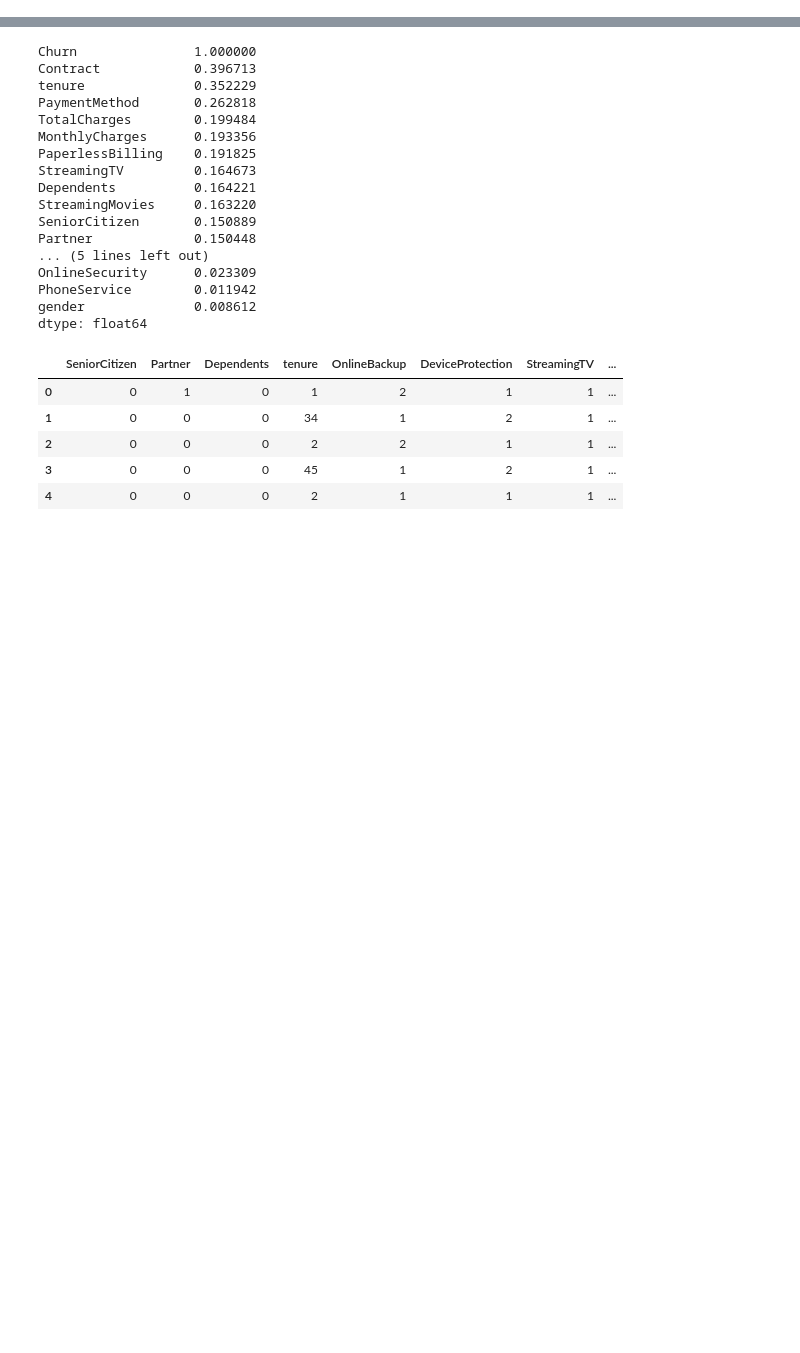
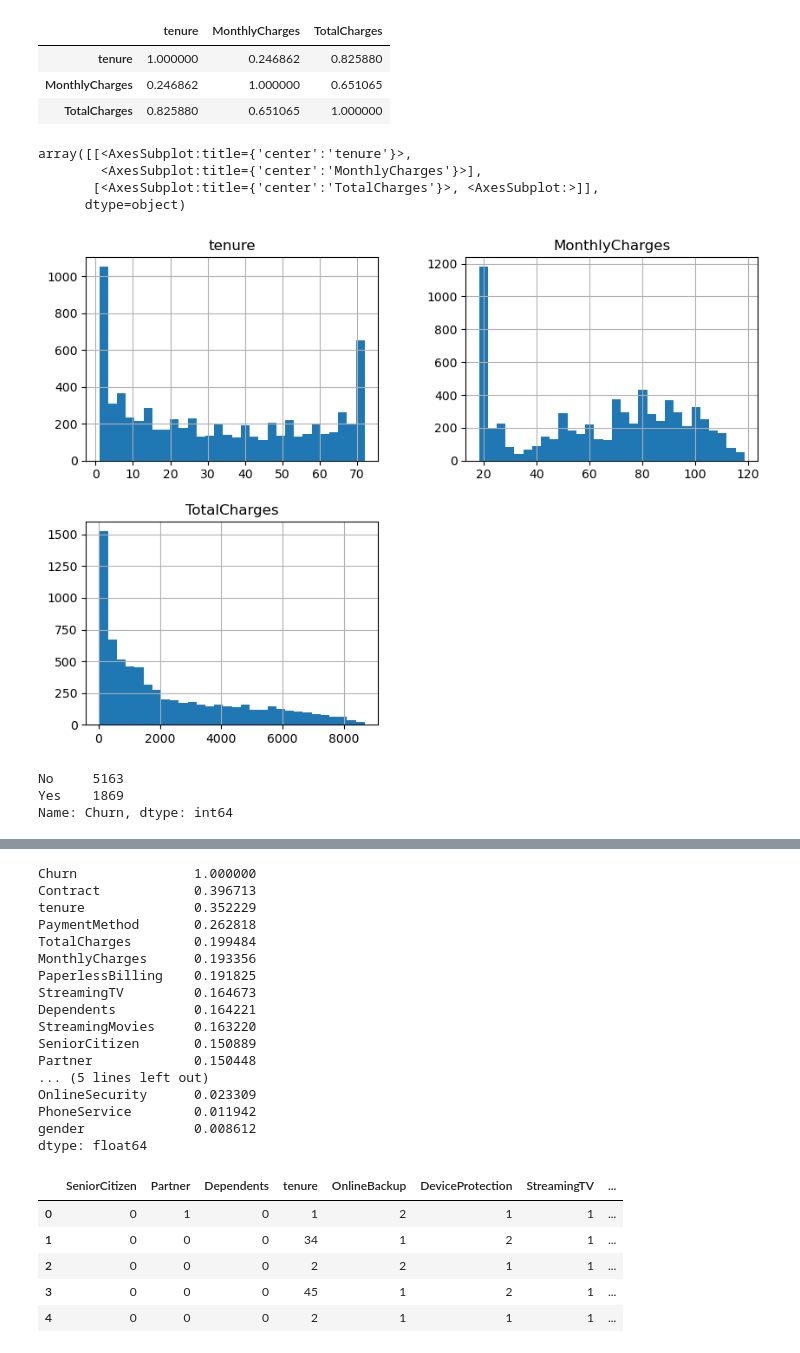
Before and after one commit to Edalet-eng/Customer-Churn, a Jupyter notebook: Taskilled Project🎯.ipynb, the cells around one changed output, grey strips where cells are left out. Drawn from its saved outputs; the diff is of its cells as text; code cells hidden in the pictures; blank space fills up the shorter version.

```diff
--- a/Taskilled Project🎯.ipynb
+++ b/Taskilled Project🎯.ipynb
@@ -95,0 +147,6 @@ output_df
+# %%
+# converting 'TotalCharges' datatype from object to float64
+df.TotalCharges = df.TotalCharges.astype('float64')
+# %%
+# replacing values of SeniorCitizen with strings
+df.SeniorCitizen = df.SeniorCitizen.map({0:'No',1:'Yes'})
@@ -95,0 +221,3 @@ output_df
+# %%
+# droping indexes where tenure is 0 (TotalCharges is NaN at the same time)
+df.drop(df.loc[df.tenure == 0].index,axis = 0,inplace = True)
@@ -95,0 +311,3 @@ output_df
+# %%
+df.replace('No internet service','No',inplace = True)
+df.replace('No phone service','No',inplace = True)
@@ -95,0 +338,21 @@ output_df
+# %%
+df.drop(columns = 'Churn').corr()
+# %% [output]
+|  | tenure | MonthlyCharges | TotalCharges |
+| tenure | 1.000000 | 0.246862 | 0.825880 |
+| MonthlyCharges | 0.246862 | 1.000000 | 0.651065 |
+| TotalCharges | 0.825880 | 0.651065 | 1.000000 |
+# %%
+df.hist(bins = 30,figsize = (10,7))
+# %% [output]
+array([[<AxesSubplot:title={'center':'tenure'}>,
+        <AxesSubplot:title={'center':'MonthlyCharges'}>],
+       [<AxesSubplot:title={'center':'TotalCharges'}>, <AxesSubplot:>]],
+      dtype=object)
+[figure, added]
+# %%
+df['Churn'].value_counts()
+# %% [output]
+No     5163
+Yes    1869
+Name: Churn, dtype: int64
```
Also changed, not shown: parts of 47 cells of this notebook.
